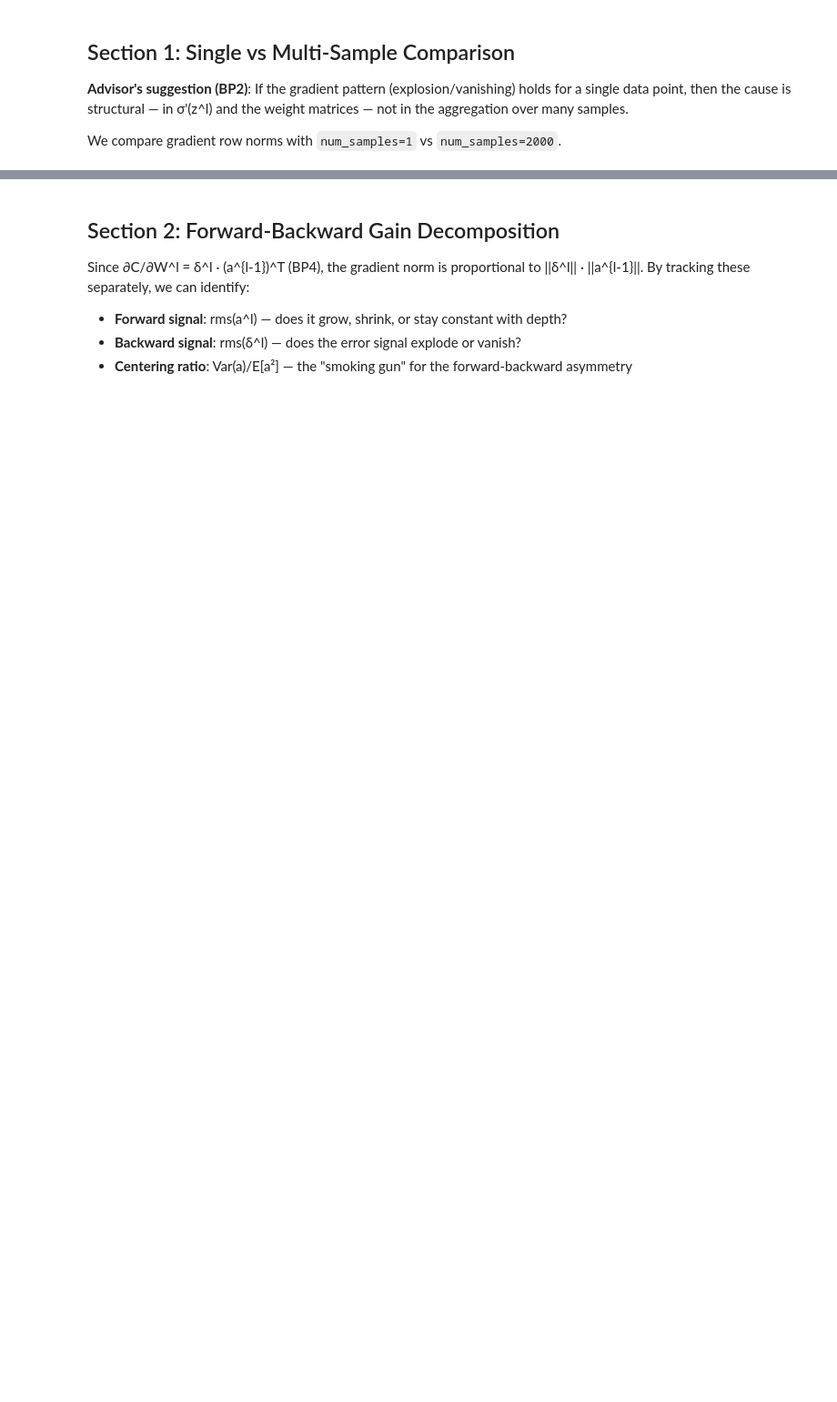
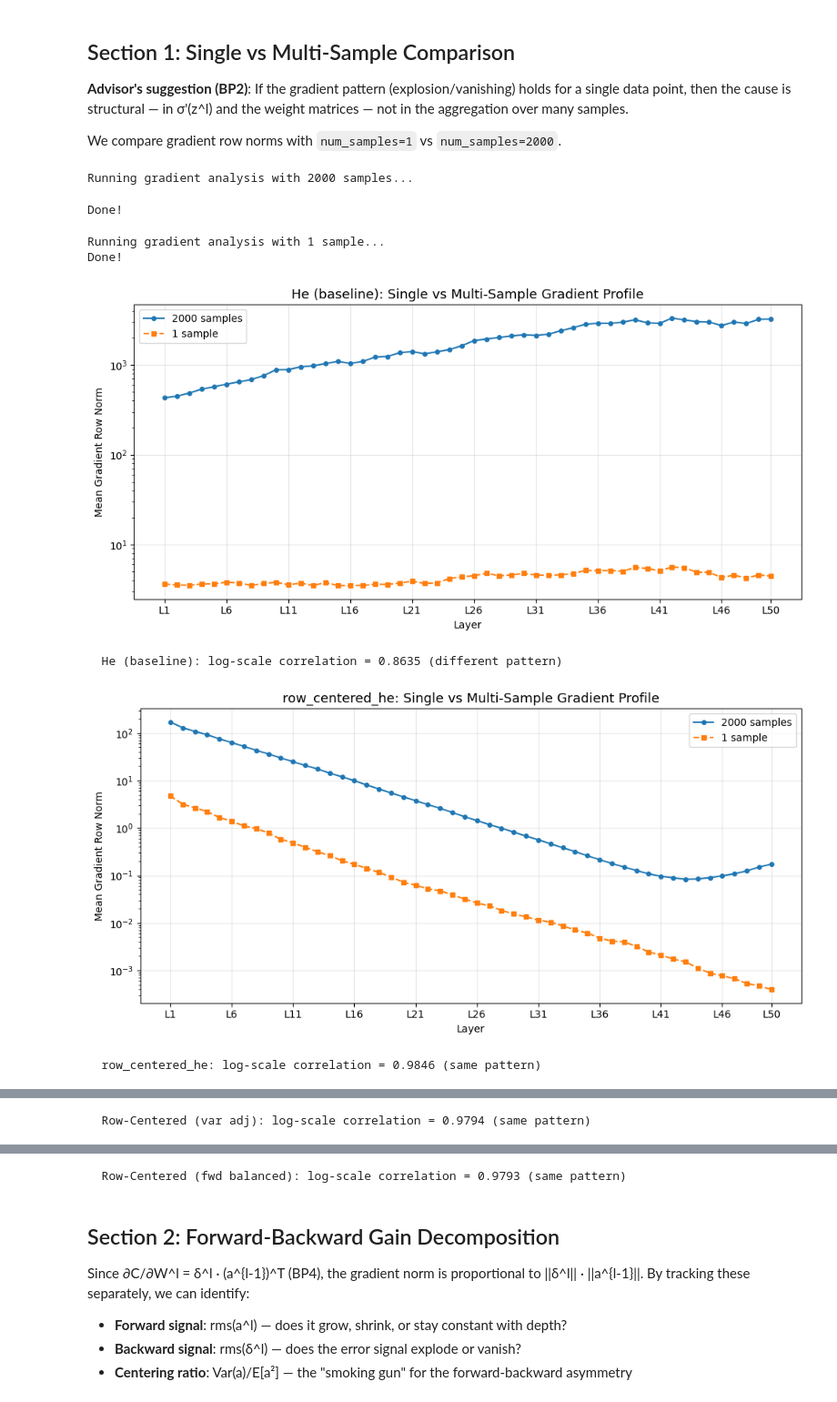
Before and after one commit to ItayOfer/deep-init-random-projections, a Jupyter notebook: notebooks/06_gradient_diagnostics.ipynb, the cells around one changed output, grey strips where cells are left out. Shown at 91% size. Saved outputs shown, nothing was run; the diff lists cells and outputs as text; code cells hidden in the pictures; blank space fills up the shorter version.

```diff
--- a/notebooks/06_gradient_diagnostics.ipynb
+++ b/notebooks/06_gradient_diagnostics.ipynb
@@ -53,6 +56,7 @@ DATA_DIR = "../data"
 # Initializers to compare
 INIT_STRATEGIES = [
     "he",                              # Baseline: good gradients, bad geometry
+    "row_centered_he",
     "row_centered_he_var_adj",          # Good geometry, bad gradients
     "row_centered_forward_balanced",    # Diagnostic: forward gain = 1
 ]
@@ -94,6 +101,9 @@ results_full = compare_initializations(
     seed=SEED,
 )
 print("Done!")
+# %% [output]
+Running gradient analysis with 2000 samples...
+Done!
 # %%
 # Run with single data point
 print(f"Running gradient analysis with {NUM_SAMPLES_SINGLE} sample...")
@@ -105,49 +115,52 @@ results_single = compare_initializations(
     seed=SEED,
 )
 print("Done!")
+# %% [output]
+Running gradient analysis with 1 sample...
+Done!
 # %%
-# Compare gradient norm profiles: single vs multi-sample
+# Compare gradient norm profiles: single vs multi-sample (overlaid)
 for init in INIT_STRATEGIES:
     label = INIT_LABELS.get(init, init)
-    fig, (ax1, ax2) = plt.subplots(1, 2, figsize=(14, 4))
+    fig, ax = plt.subplots(figsize=(10, 5))
 
     # Full batch
     norms_full = results_full[init].get_mean_row_norms()
     layers = list(norms_full.keys())[:-1]  # exclude output layer
     vals_full = [norms_full[k] for k in layers]
-    ax1.plot(layers, vals_full, 'o-', markersize=3)
-    ax1.set_yscale('log')
-    ax1.set_title(f'{label}: {NUM_SAMPLES_FULL} samples')
-    ax1.set_xlabel('Layer')
-    ax1.set_ylabel('Mean Gradient Row Norm')
-    ax1.grid(True, alpha=0.3)
+    ax.plot(layers, vals_full, 'o-', markersize=4, label=f'{NUM_SAMPLES_FULL} samples')
 
     # Single sample
     norms_single = results_single[init].get_mean_row_norms()
     vals_single = [norms_single[k] for k in layers]
-    ax2.plot(layers, vals_single, 's-', color='tab:orange', markersize=3)
-    ax2.set_yscale('log')
-    ax2.set_title(f'{label}: {NUM_SAMPLES_SINGLE} sample')
-    ax2.set_xlabel('Layer')
-    ax2.set_ylabel('Mean Gradient Row Norm')
-    ax2.grid(True, alpha=0.3)
+    ax.plot(layers, vals_single, 's--', markersize=4, label=f'{NUM_SAMPLES_SINGLE} sample')
+
+    ax.set_yscale('log')
+    ax.set_xlabel('Layer')
+    ax.set_ylabel('Mean Gradient Row Norm')
+    ax.set_title(f'{label}: Single vs Multi-Sample Gradient Profile', fontsize=13)
+    ax.legend()
+    ax.grid(True, alpha=0.3)
 
     # Thin x-axis for readability
-    for ax in [ax1, ax2]:
-        if len(layers) > 10:
-            step = max(1, (len(layers) - 1) // 9)
-            visible = list(range(0, len(layers), step))
-            if len(layers) - 1 not in visible:
-                visible.append(len(layers) - 1)
-            ax.set_xticks([layers[i] for i in visible])
+    if len(layers) > 10:
+        step = max(1, (len(layers) - 1) // 9)
+        visible = list(range(0, len(layers), step))
+        if len(layers) - 1 not in visible:
+            visible.append(len(layers) - 1)
+        ax.set_xticks([layers[i] for i in visible])
 
-    plt.suptitle(f'{label}: Single vs Multi-Sample Gradient Profile', fontsize=13)
     plt.tight_layout()
     plt.show()
 
     # Print correlation
     if len(vals_full) > 0 and len(vals_single) > 0:
         log_corr = np.corrcoef(np.log(np.array(vals_full) + 1e-20),
                                np.log(np.array(vals_single) + 1e-20))[0, 1]
         print(f'  {label}: log-scale correlation = {log_corr:.4f}'
               f' ({"same pattern" if log_corr > 0.9 else "different pattern"})')
+# %% [output]
+[figure, added]
+  He (baseline): log-scale correlation = 0.8635 (different pattern)
+[figure, added]
+  row_centered_he: log-scale correlation = 0.9846 (same pattern)
@@ -153,0 +168 @@ for init in INIT_STRATEGIES:
+  Row-Centered (var adj): log-scale correlation = 0.9794 (same pattern)
@@ -154,3 +170,4 @@ for init in INIT_STRATEGIES:
+  Row-Centered (fwd balanced): log-scale correlation = 0.9793 (same pattern)
 # %% [markdown]
 ## Section 2: Forward-Backward Gain Decomposition
 
```
Also changed, not shown: parts of 20 cells of this notebook, 10 other files.
